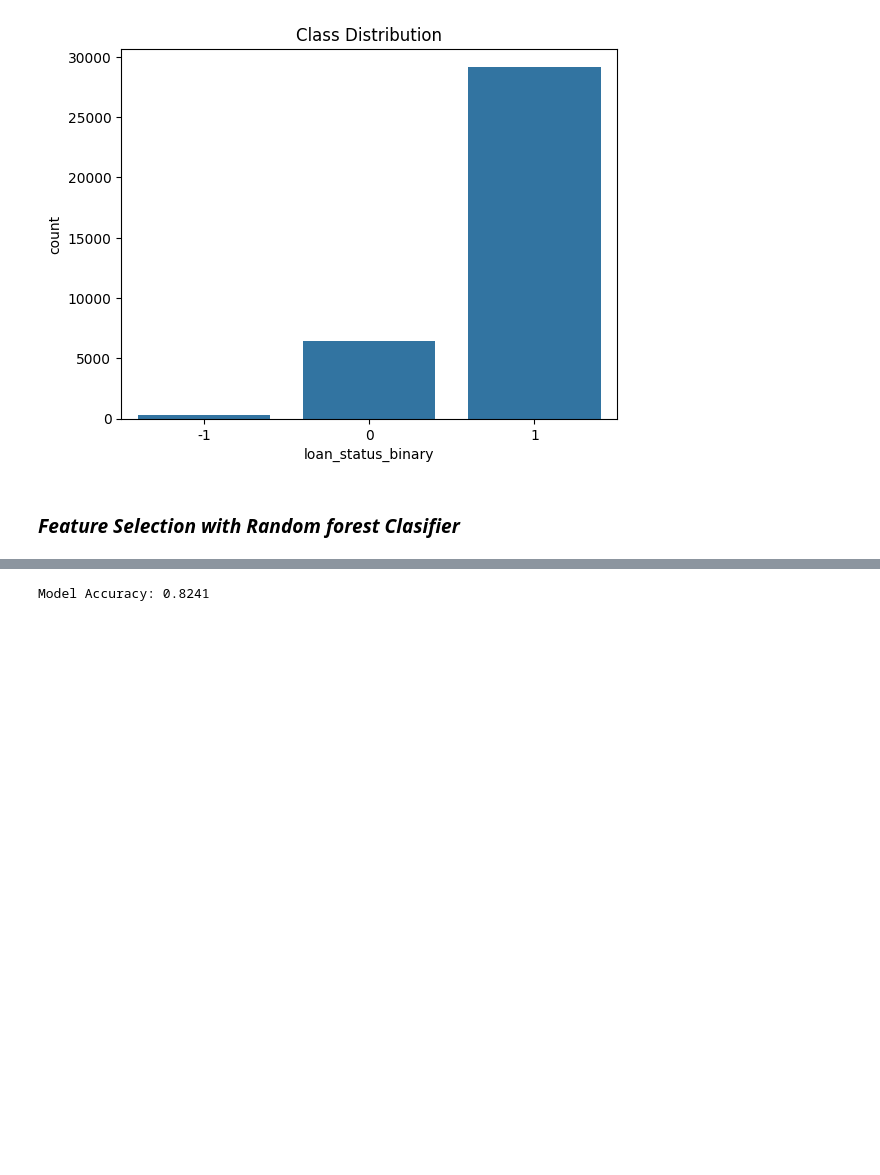
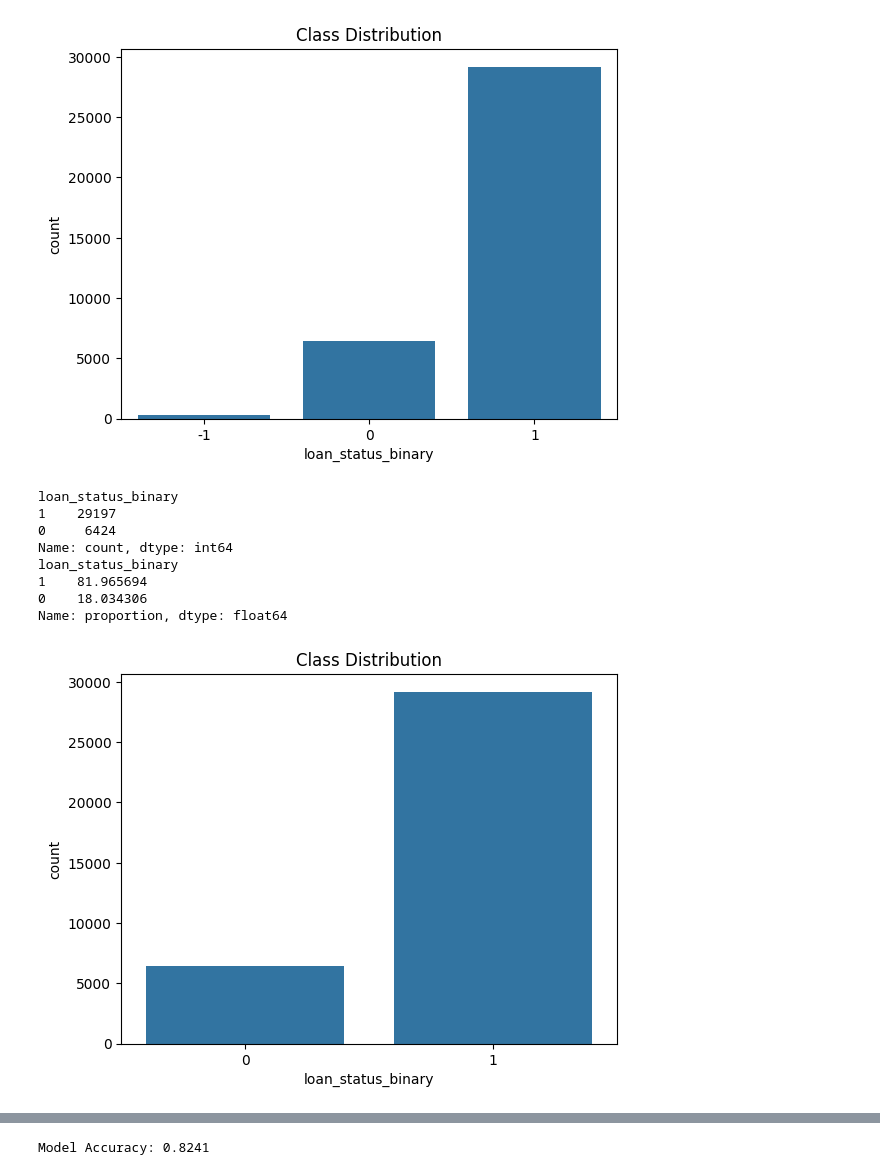
Before and after one commit to Sabha95/DataMining-DataAnalytics-Assig, a Jupyter notebook: Loan_Defaulters_Prediction_till_11_march.ipynb, the cells around one changed output, grey strips where cells are left out. Drawn from its saved outputs; the diff is of its cells as text; code cells hidden in the pictures; blank space fills up the shorter version.

```diff
--- a/Loan_Defaulters_Prediction_till_11_march.ipynb
+++ b/Loan_Defaulters_Prediction_till_11_march.ipynb
@@ -2,7 +2,7 @@
 <a href="https://colab.research.google.com/github/Sabha95/DataMining-DataAnalytics-Assig/blob/main/Loan_Defaulters_Prediction_till_11_march.ipynb" target="_parent"><img src="https://colab.research.google.com/assets/colab-badge.svg" alt="Open In Colab"/></a>
 # %%
 import pandas as pd
-loan = "/content/sample_data/final_cleaned.csv"
+loan = "/content/final_cleaned.csv"
 df_2 = pd.read_csv(loan)
 #print(df_2.head())
 df_2.isnull().sum()
@@ -97,5 +90,28 @@ df_3 = df_2[df_2['loan_status_binary'] != -1]
-# %% [markdown]
-### ***Feature Selection with Random forest Clasifier***
+# %%
+import pandas as pd
+import seaborn as sns
+import matplotlib.pyplot as plt
+
+# Check class distribution
+print(df_3['loan_status_binary'].value_counts())
+
+# Check percentage distribution
+print(df_3['loan_status_binary'].value_counts(normalize=True) * 100)
+
+# Plot the class distribution
+sns.countplot(x=df_3['loan_status_binary'])
+plt.title('Class Distribution')
+plt.show()
+# %% [output]
+loan_status_binary
+1    29197
+0     6424
+Name: count, dtype: int64
+loan_status_binary
+1    81.965694
+0    18.034306
+Name: proportion, dtype: float64
+[figure, added]
 # %%
 from sklearn.ensemble import RandomForestClassifier
 
```
Also changed, not shown: parts of 35 cells of this notebook.
